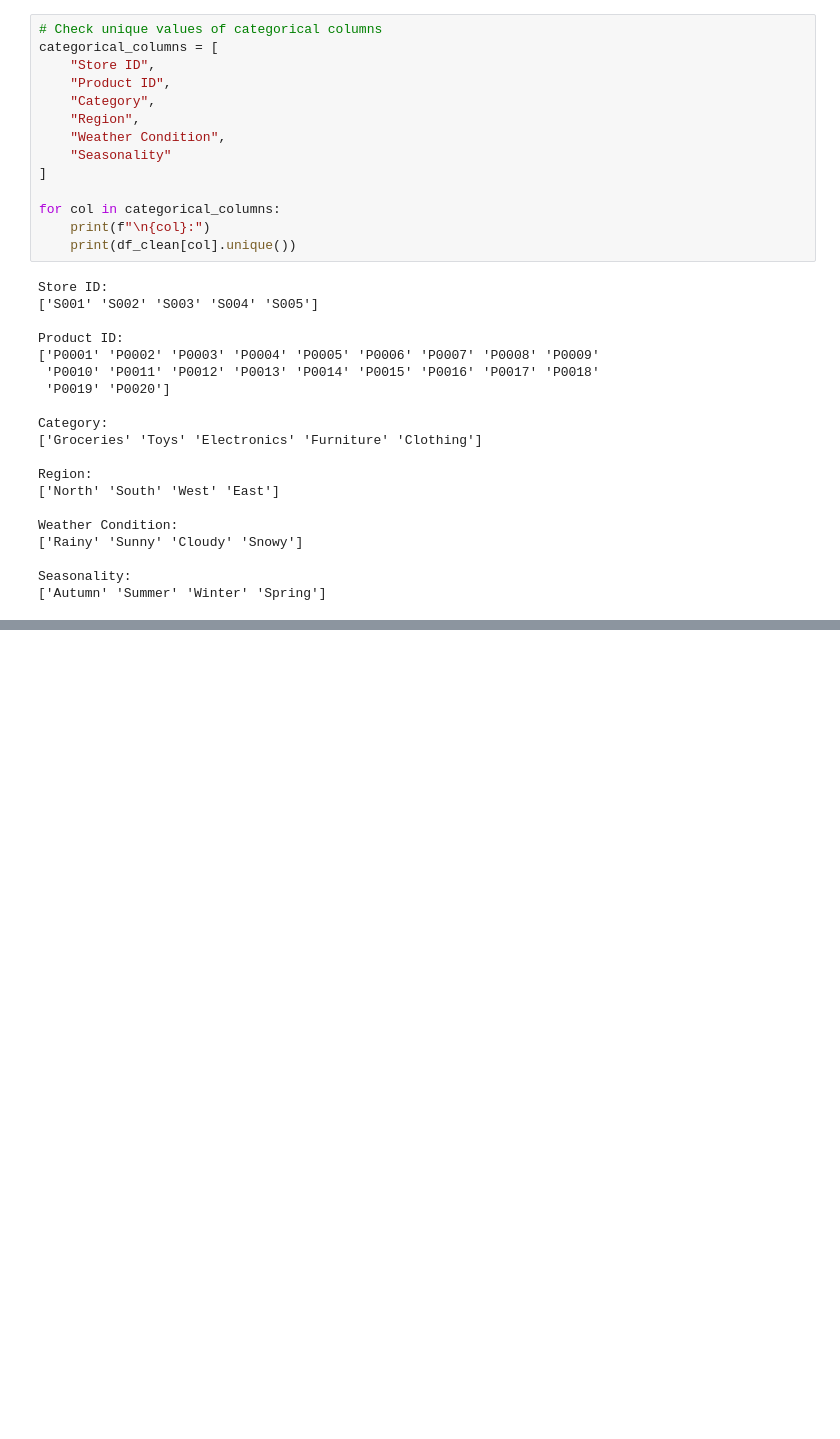
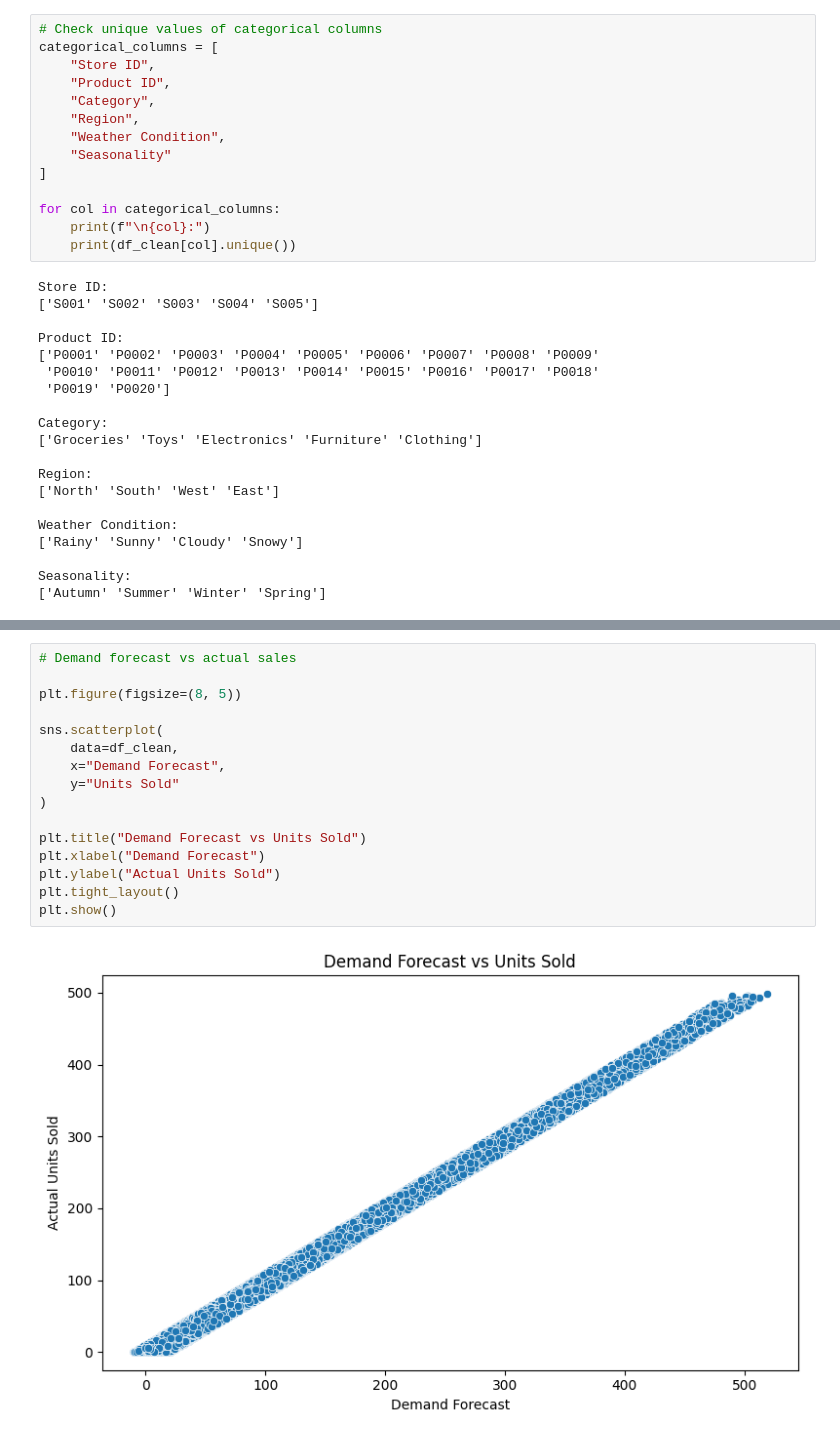
Before and after one commit to skismailkhan256-source/warehouse-stock-reorder-prediction, a Jupyter notebook: notebooks/warehouse_stock_analysis.ipynb, the cells around one changed output, grey strips where cells are left out. Cells and saved outputs as stored; diff of their text form; blank space fills up the shorter version.

```diff
--- a/notebooks/warehouse_stock_analysis.ipynb
+++ b/notebooks/warehouse_stock_analysis.ipynb
@@ -154,0 +264,18 @@ Seasonality:
+# %%
+# Demand forecast vs actual sales
+
+plt.figure(figsize=(8, 5))
+
+sns.scatterplot(
+    data=df_clean,
+    x="Demand Forecast",
+    y="Units Sold"
+)
+
+plt.title("Demand Forecast vs Units Sold")
+plt.xlabel("Demand Forecast")
+plt.ylabel("Actual Units Sold")
+plt.tight_layout()
+plt.show()
+# %% [output]
+[figure, added]
```
Also changed, not shown: parts of 16 cells of this notebook.
